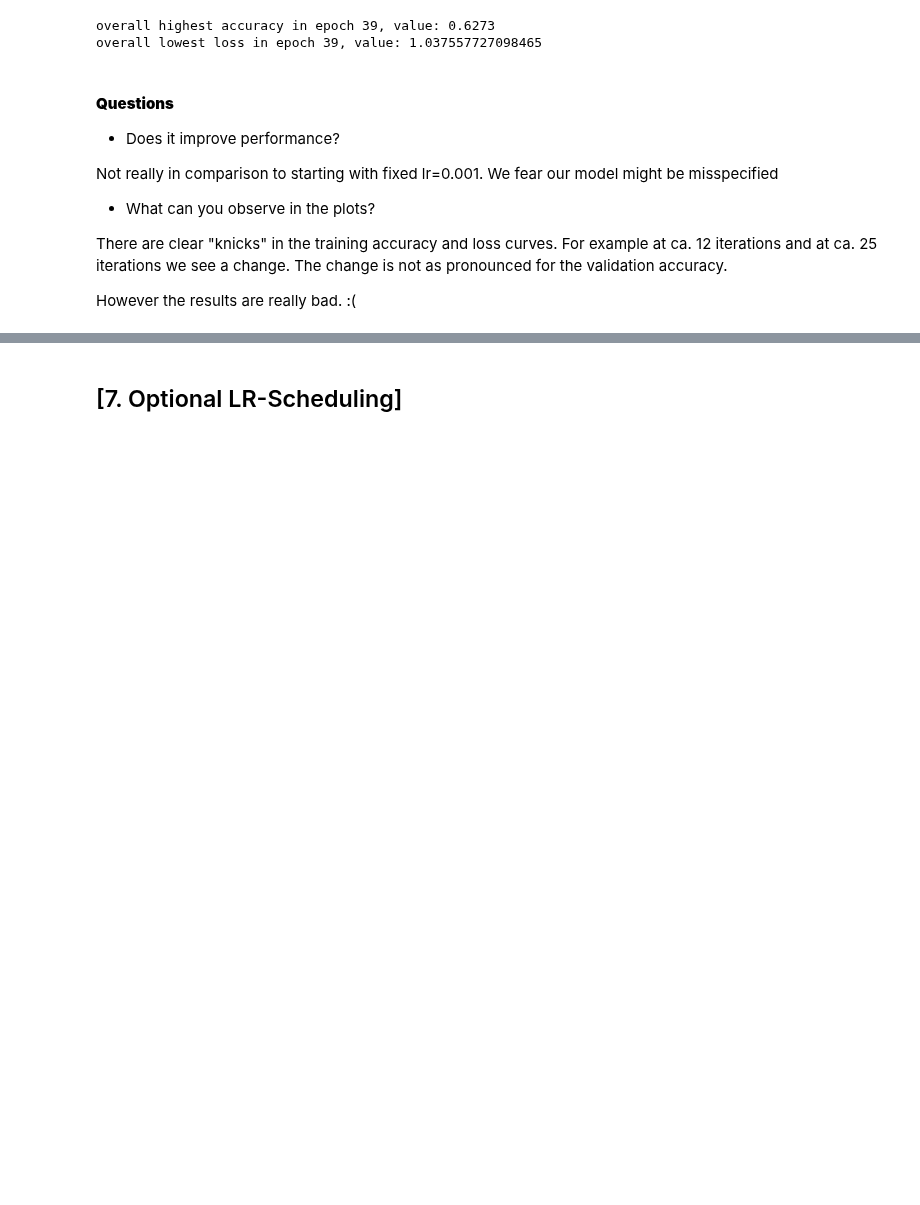
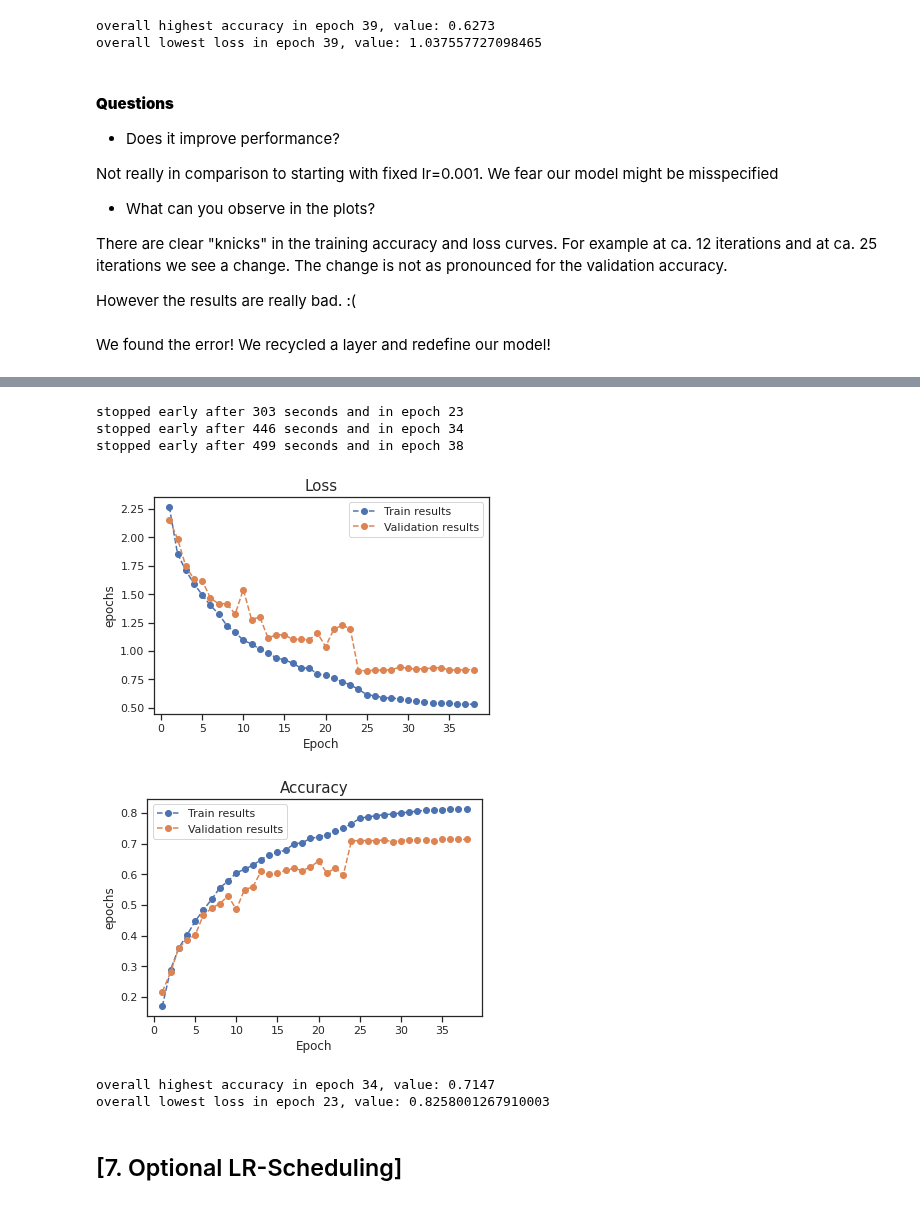
Before and after one commit to jonaden94/deepl-ecker-21-22, a Jupyter notebook: Ex3_2021.ipynb, the cells around one changed output, grey strips where cells are left out. Drawn from its saved outputs; the diff is of its cells as text; code cells hidden in the pictures; blank space fills up the shorter version.

```diff
--- a/Ex3_2021.ipynb
+++ b/Ex3_2021.ipynb
@@ -689,3 +689,5 @@ at ca. 12 iterations and at ca. 25 iterations we see a change.
 The change is not as pronounced for the validation accuracy.
 
 However the results are really bad. :(
+# %% [markdown]
+We found the error! We recycled a layer and redefine our model!
@@ -691,0 +731,16 @@ However the results are really bad. :(
+# %%
+model = ResNet2()
+model = model.cuda()
+optimizer = torch.optim.Adam(model.parameters(), lr=0.1)
+earlystop = ut2.EarlyStopper(patience=2)
+scheduler = optim.lr_scheduler.StepLR(optimizer, 1)
+scheduler = ut2.Scheduler(patience=2, decays=2, torch_scheduler_object=scheduler)
+result = ut2.run_training(model, optimizer, loss_function, device, 45,
+                      trainloader, valloader, stopper=earlystop, verbose=True,
+                      scheduler=scheduler)
+
+train_losses, val_losses, train_accs, val_accs, confusion_matrix = result
+ut.plot("Loss", "epochs", train_losses, val_losses, yscale='linear')
+ut.plot("Accuracy", "epochs", train_accs, val_accs, yscale='linear')
+ut.diag(val_accs, val_losses)
+# %% [output]
@@ -692,3 +748,10 @@ However the results are really bad. :(
+stopped early after 303 seconds and in epoch 23
+stopped early after 446 seconds and in epoch 34
+stopped early after 499 seconds and in epoch 38
+[figure, added]
+[figure, added]
+overall highest accuracy in epoch 34, value: 0.7147
+overall lowest loss in epoch 23, value: 0.8258001267910003
 # %% [markdown]
 ## [7. Optional LR-Scheduling]
 # %% [markdown]
```
Also changed, not shown: parts of 4 cells of this notebook.
